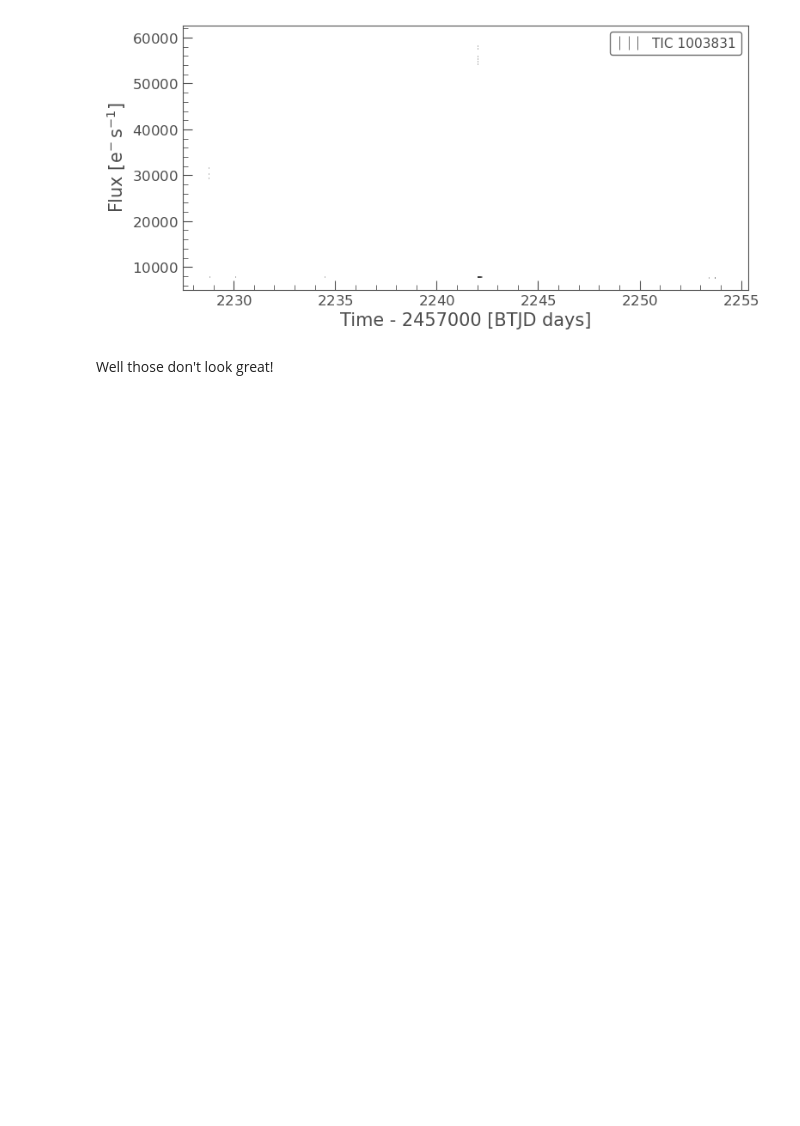
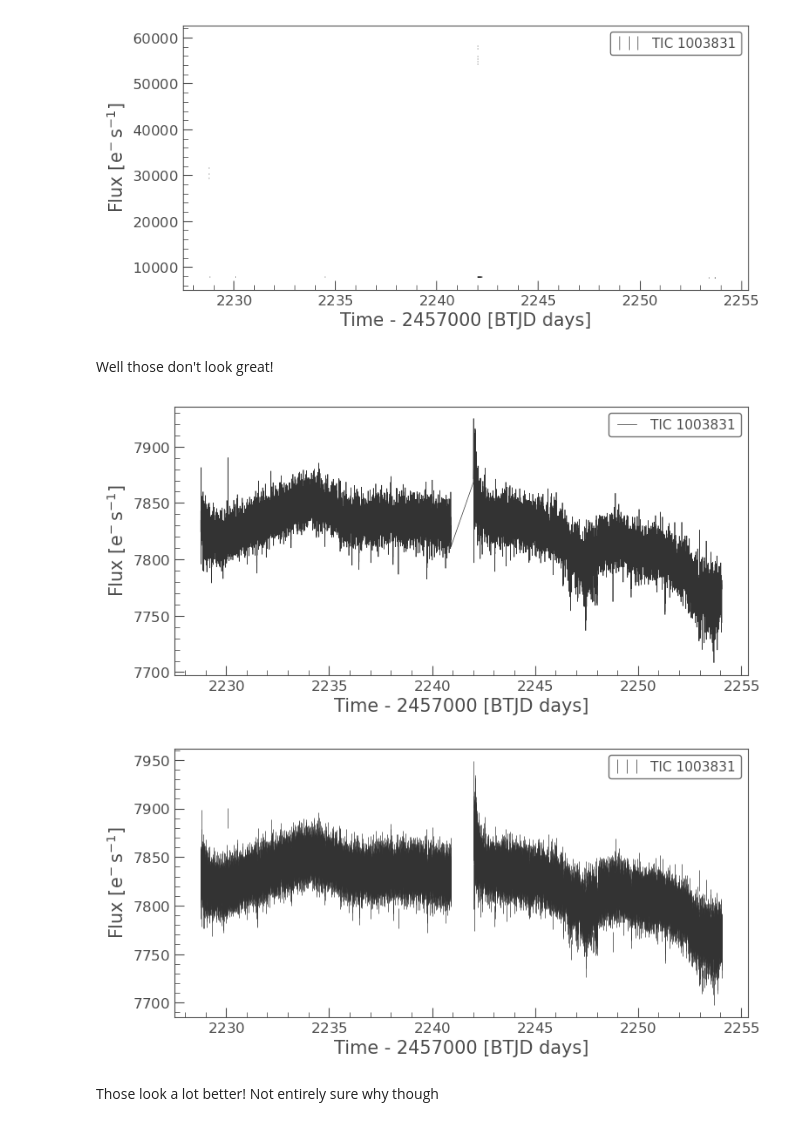
Before and after one commit to tylerbarna/AST5731-projects, a Jupyter notebook: dataProcessing.ipynb, the cells around one changed output. Cells and saved outputs as stored; diff of their text form; code cells hidden in the pictures; blank space fills up the shorter version.

Commit message:
Update dataProcessing.ipynb
Did a remove_outliers to make plot actually plot

```diff
--- a/dataProcessing.ipynb
+++ b/dataProcessing.ipynb
@@ -154,3 +154,16 @@ plt.show();
 [figure]
 # %% [markdown]
 Well those don't look great!
+# %%
+## remove outliers
+## Note: See here for info on use of these functions: https://docs.lightkurve.org/tutorials/3-science-examples/exoplanets-recover-first-tess-candidate.html
+lc = lc.remove_outliers(sigma=5)
+lc.plot();
+plt.show();
+lc.errorbar();
+plt.show();
+# %% [output]
+[figure, added]
+[figure, added]
+# %% [markdown]
+Those look a lot better! Not entirely sure why though
```
